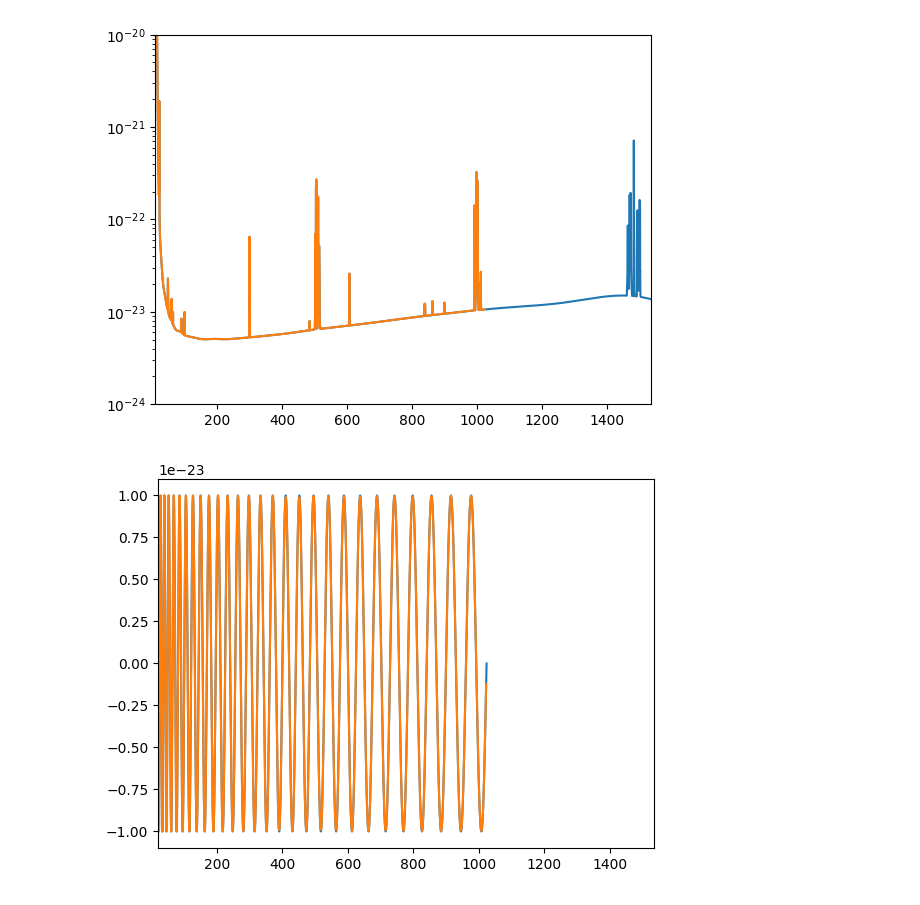
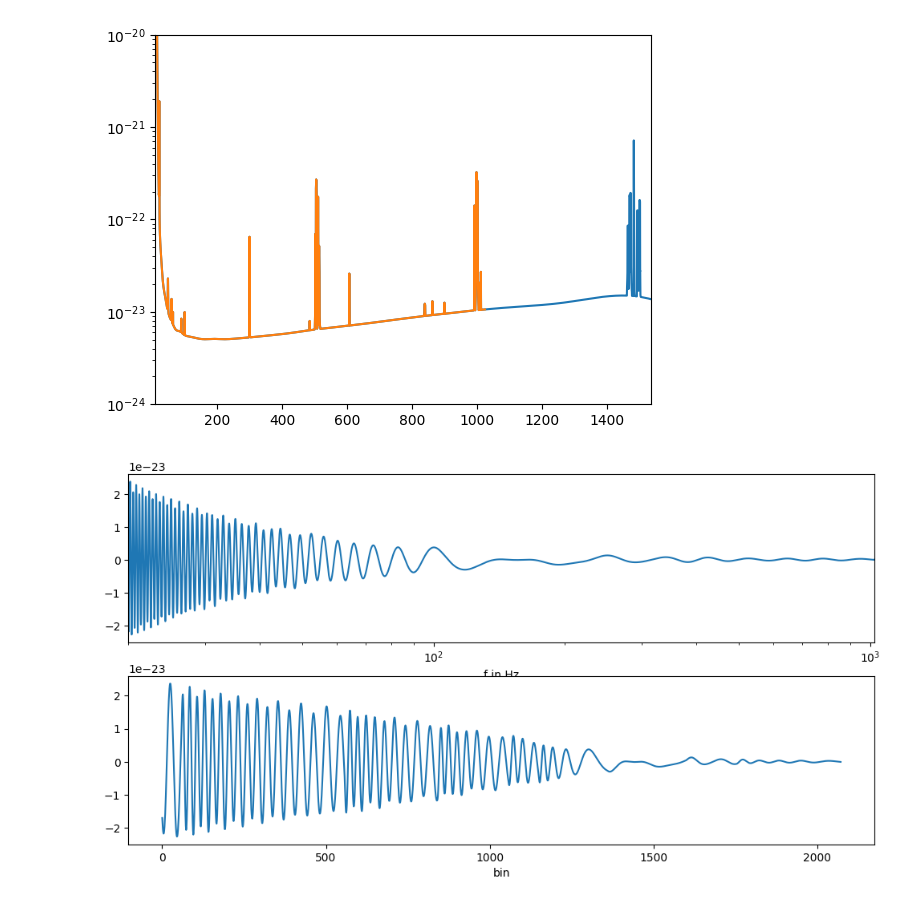
Before and after one commit to dingo-gw/dingo, a Jupyter notebook: binary_neutron_stars/prototyping/psd_decimation.ipynb, the cells around one changed output. Cells and saved outputs as stored; diff of their text form; code cells hidden in the pictures.

```diff
--- a/binary_neutron_stars/prototyping/psd_decimation.ipynb
+++ b/binary_neutron_stars/prototyping/psd_decimation.ipynb
@@ -256,25 +257,24 @@ plt.ylim((1e-24, 1e-20))
 plt.show()
 # %% [output]
 [figure]
-# %%
-def period(x):
-    return 1 / (np.sqrt(x) + 1e-10)
-
-h_ufd = np.sin(2 * np.pi * ufd() * period(ufd())) + 1j * np.cos(2 * np.pi * ufd() * period(ufd()))
-h_ufd *= 1e-23
-# h_ufd = h_ufd * asd_ufd
-
-h_mfd = np.sin(2 * np.pi * mfd() * period(mfd())) + 1j * np.cos(2 * np.pi * mfd() * period(mfd()))
-h_mfd *= 1e-23
-# h_mfd = h_mfd * asd_mfd
-
-plt.plot(ufd(), h_ufd)
-plt.plot(mfd(), mfd.decimate(h_ufd))
-plt.xlim((20,1536))
-# plt.ylim((-1e-22, 1e-22))
-plt.show()
-# %% [output]
-[figure, removed]
+# %%
+parameters = prior.sample()
+polarizations_ufd = waveform_generator_ufd.generate_hplus_hcross(parameters)
+polarizations_mfd = waveform_generator_mfd.generate_hplus_hcross(parameters)
+h_ufd = polarizations_ufd["h_cross"]
+h_mfd = polarizations_mfd["h_cross"]
+
+fig, (ax1, ax2) = plt.subplots(2)
+fig.set_size_inches((12,6))
+ax1.plot(ufd(), h_ufd.real)
+ax1.set_xlim((20,1024))
+ax1.set_xlabel("f in Hz")
+ax1.set_xscale("log")
+ax2.plot(h_mfd.real)
+ax2.set_xlabel("bin")
+plt.show()
+# %% [output]
+[figure, added]
 # %%
 asd_dec = 1 / mfd.decimate(1 / asd_ufd)
 asd_dec_naive = mfd.decimate(asd_ufd)
```
Also changed, not shown: parts of 10 cells of this notebook, 1 other file.
